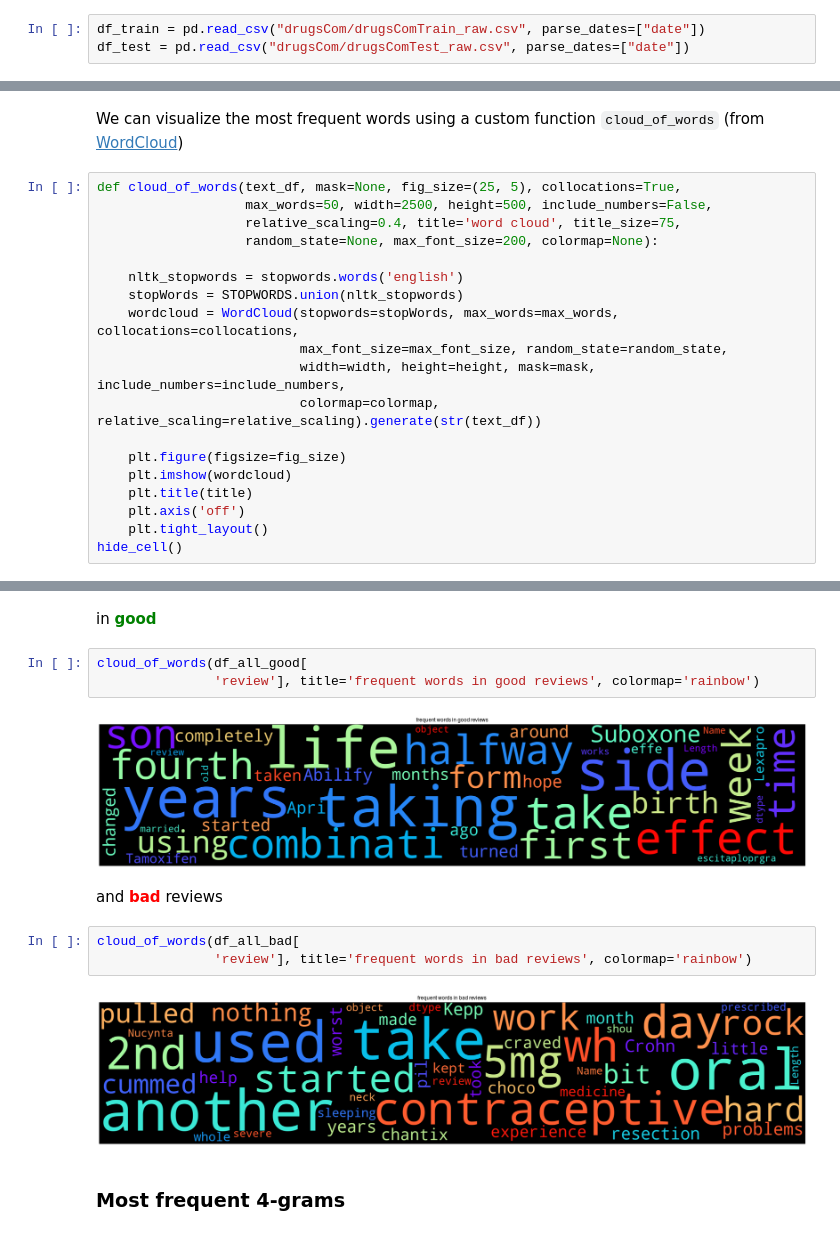
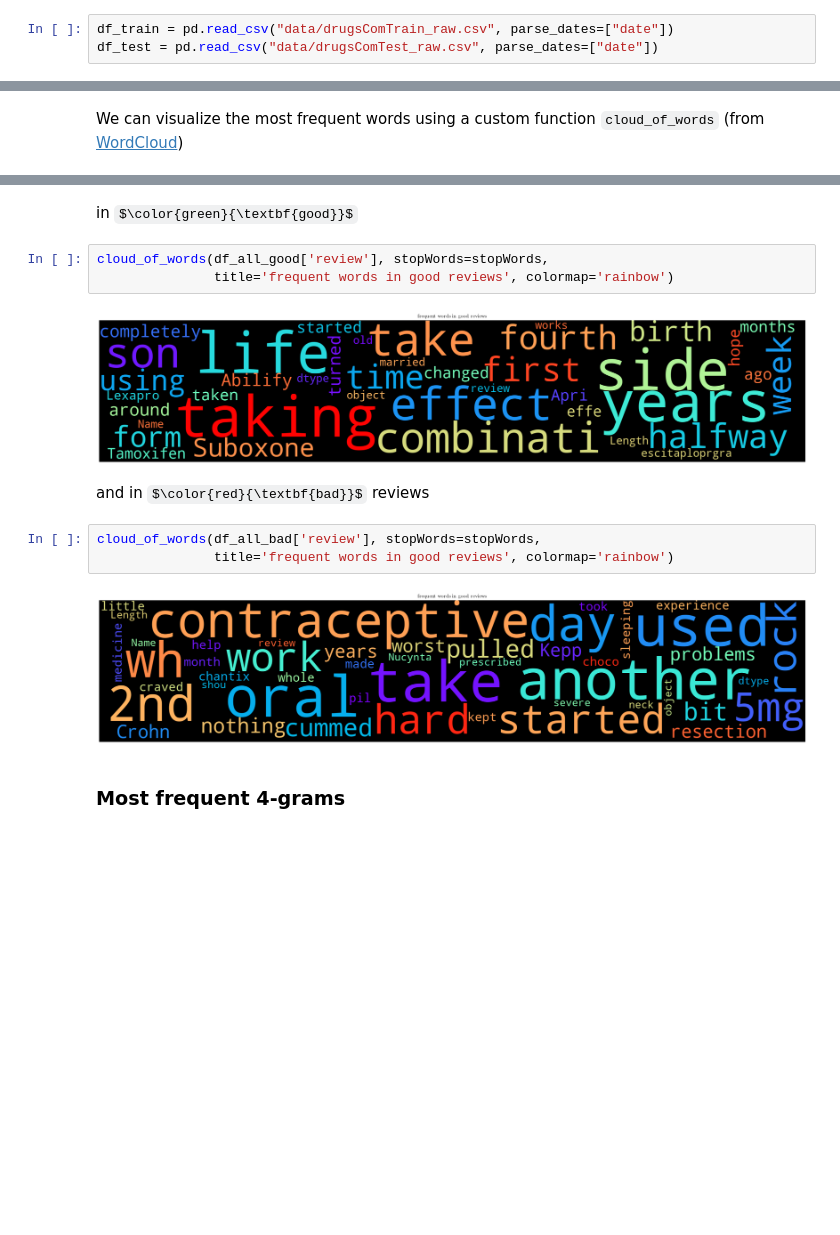
Before and after one commit to alineu/ml-projects, a Jupyter notebook: drug-DI/optimed.ipynb, the cells around one changed output, grey strips where cells are left out. Cells and saved outputs as stored; diff of their text form; some formulas as TeX source; blank space fills up the shorter version.

```diff
--- a/drug-DI/optimed.ipynb
+++ b/drug-DI/optimed.ipynb
@@ -214,8 +102,8 @@ When using this dataset, you agree that you
 
 </div>
 # %%
-df_train = pd.read_csv("drugsCom/drugsComTrain_raw.csv", parse_dates=["date"])
-df_test = pd.read_csv("drugsCom/drugsComTest_raw.csv", parse_dates=["date"])
+df_train = pd.read_csv("data/drugsComTrain_raw.csv", parse_dates=["date"])
+df_test = pd.read_csv("data/drugsComTest_raw.csv", parse_dates=["date"])
 # %%
 df_train.head(5)
 # %% [output]
@@ -641,21 +434,2 @@ Wall time: 451 µs
 # %% [markdown]
 We can visualize the most frequent words using a custom function `cloud_of_words` (from [WordCloud](https://amueller.github.io/word_cloud/generated/wordcloud.WordCloud.html))
-# %%
-def cloud_of_words(text_df, mask=None, fig_size=(25, 5), collocations=True,
-                   max_words=50, width=2500, height=500, include_numbers=False,
-                   relative_scaling=0.4, title='word cloud', title_size=75,
-                   random_state=None, max_font_size=200, colormap=None):
-
-    nltk_stopwords = stopwords.words('english')
-    stopWords = STOPWORDS.union(nltk_stopwords)
-    wordcloud = WordCloud(stopwords=stopWords, max_words=max_words, collocations=collocations,
-                          max_font_size=max_font_size, random_state=random_state,
-                          width=width, height=height, mask=mask, include_numbers=include_numbers,
-                          colormap=colormap, relative_scaling=relative_scaling).generate(str(text_df))
-
-    plt.figure(figsize=fig_size)
-    plt.imshow(wordcloud)
-    plt.title(title)
-    plt.axis('off')
-    plt.tight_layout()
-hide_cell()
@@ -664,17 +436,17 @@ hide_cell()
 # %% [markdown]
-in <b><font color='green'>good</font></b>
+in $\color{green}{\textbf{good}}$
 # %%
-cloud_of_words(df_all_good[
-               'review'], title='frequent words in good reviews', colormap='rainbow')
+cloud_of_words(df_all_good['review'], stopWords=stopWords,
+               title='frequent words in good reviews', colormap='rainbow')
 # %% [output]
-[figure, old version]
+[figure, new version]
 # %% [markdown]
-and <b><font color='red'>bad</font></b> reviews
+and in $\color{red}{\textbf{bad}}$ reviews
 # %%
-cloud_of_words(df_all_bad[
-               'review'], title='frequent words in bad reviews', colormap='rainbow')
+cloud_of_words(df_all_bad['review'], stopWords=stopWords,
+               title='frequent words in good reviews', colormap='rainbow')
 # %% [output]
-[figure, old version]
+[figure, new version]
 # %% [markdown]
 ### Most frequent 4-grams
 # %%
```
Also changed, not shown: parts of 23 cells of this notebook, 12 other files.
